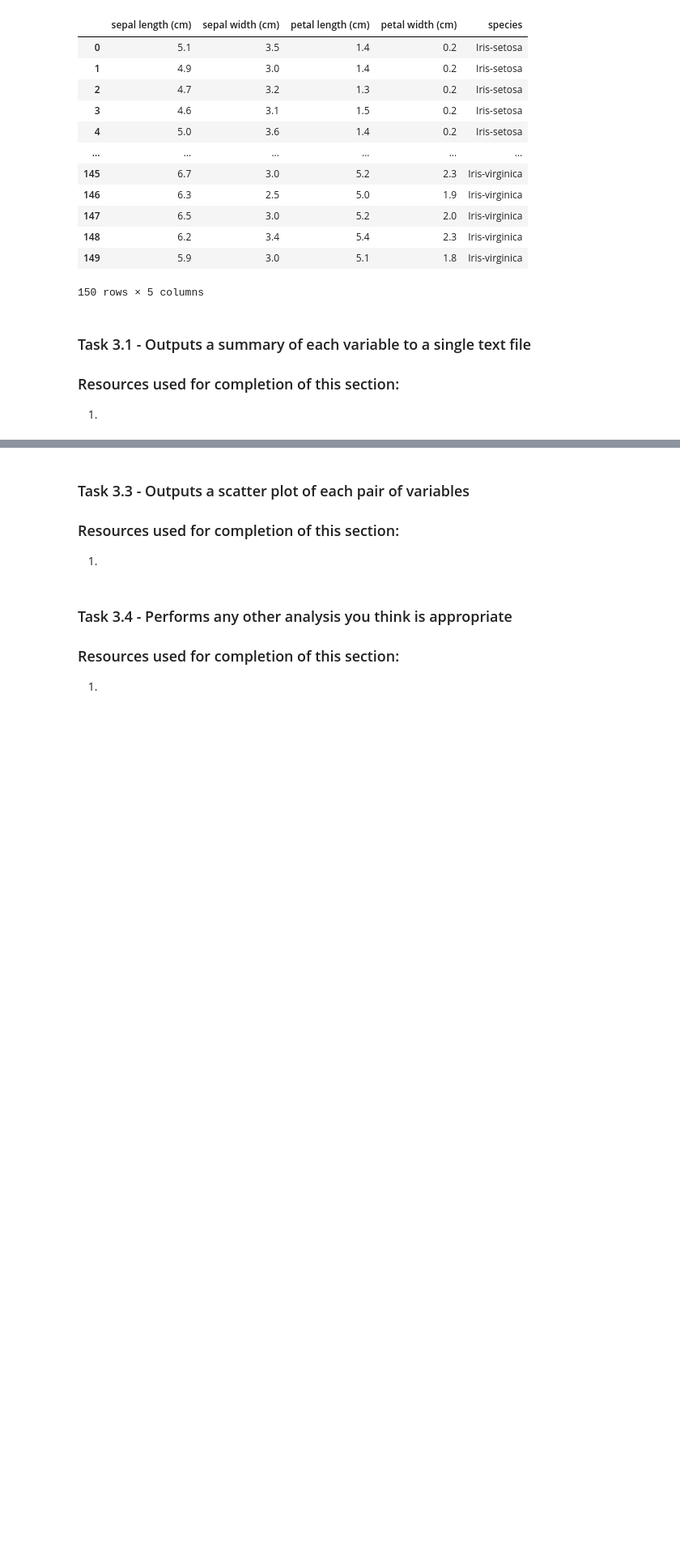
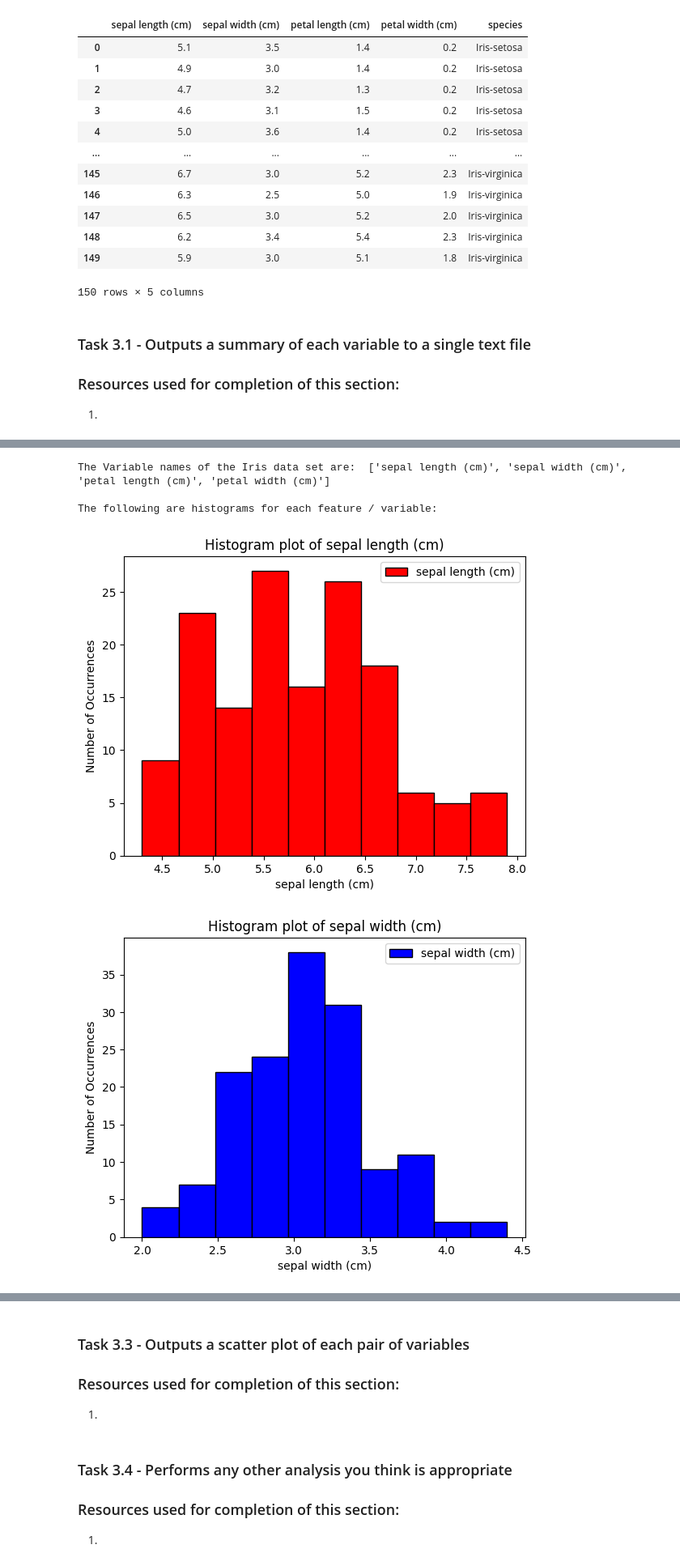
Before and after one commit to Hugo-van-Zyl/pands-project, a Jupyter notebook: analysis.ipynb, the cells around one changed output, grey strips where cells are left out. Shown at 81% size. Cells and saved outputs as stored; diff of their text form; code cells hidden in the pictures; blank space fills up the shorter version.

Commit message:
Completed histogram task

```diff
--- a/analysis.ipynb
+++ b/analysis.ipynb
@@ -80,0 +85,28 @@ The Iris data set is shown in the following data frame:
+# %%
+Variable_names = list(dft_Iris.columns[:-1]) # get a list of all the variable names from the column names of the dataframe less the class heading at the end
+print("The Variable names of the Iris data set are: ",Variable_names) # print variable names to confirm if output is correct
+
+color_code = {Variable_names[0]:"red", Variable_names[1]:"blue", Variable_names[2]:"green", Variable_names[3]:"yellow"} # create dictionary to assign a specific color to each variable. This is that I can make each histogram a seperate color later
+# print(color_code) # test output
+#print(color_code["sepal length (cm)"]) # test how I can access the color associated with a variable name
+
+# Plot histograms for each feature using matplotlib library
+print("\nThe following are histograms for each feature / variable: ") #print a heading for this section
+
+for variable in Variable_names: # for loop to iterate through the list of variable names
+
+        plt.hist(dft_Iris[variable], edgecolor = "black", label=variable, color = color_code[variable]) # plot a histogram for the data in each feature name. set edgecolor to black and assign label
+
+        plt.title(f"Histogram plot of {variable}") # give each plot a title using f string notation
+
+        plt.xlabel(variable) # include title of x axis
+        plt.ylabel("Number of Occurrences") # include title of y axis
+
+        plt.legend() # show the legend
+        plt.show() # display each plot seperate (without this function all histograms would have been on the same plot)
+# %% [output]
+The Variable names of the Iris data set are:  ['sepal length (cm)', 'sepal width (cm)', 'petal length (cm)', 'petal width (cm)']
+
+The following are histograms for each feature / variable:
+[figure, added]
+[figure, added]
```
Also changed, not shown: parts of 4 cells of this notebook.
